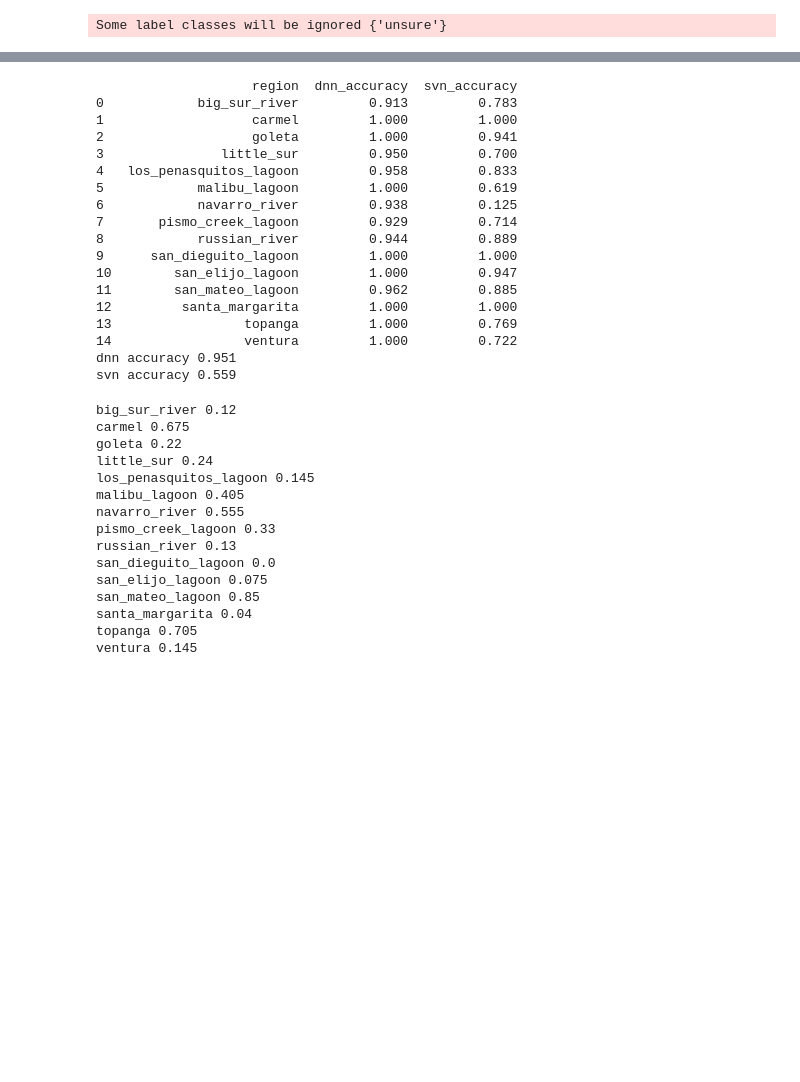
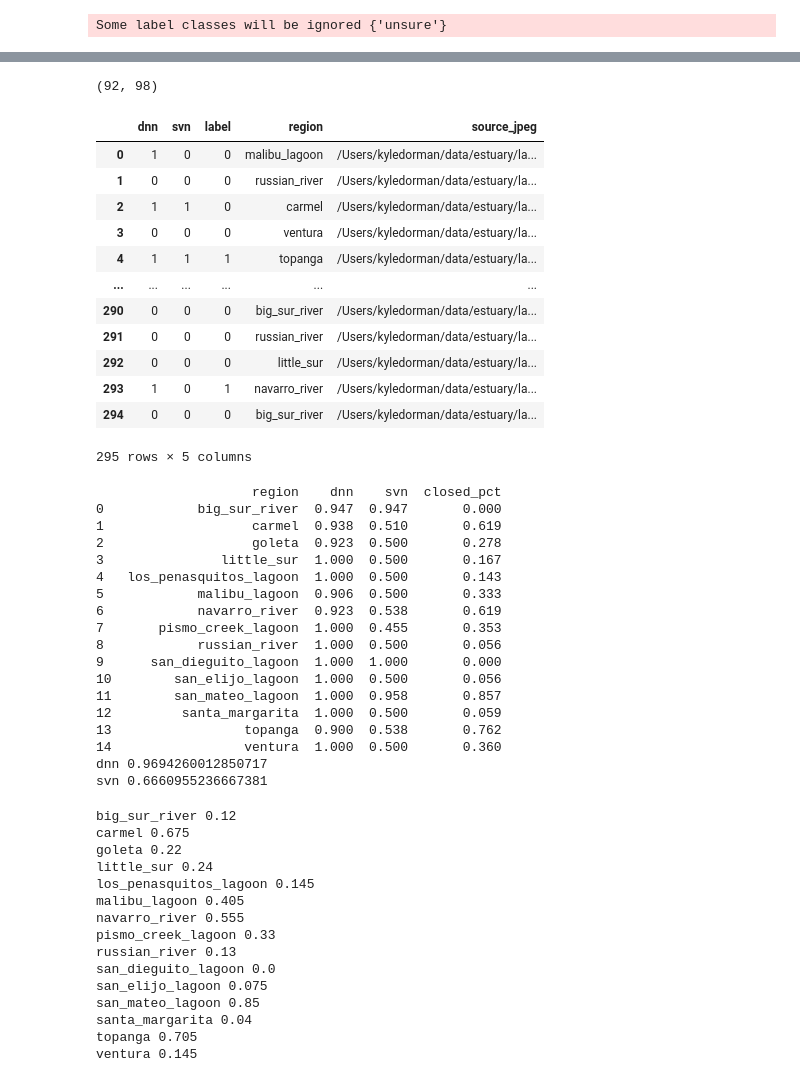
Before and after one commit to kyle-dorman/estuary, a Jupyter notebook: notebooks/clay.ipynb, the cells around one changed output, grey strips where cells are left out. Cells and saved outputs as stored; diff of their text form; code cells hidden in the pictures; blank space fills up the shorter version.

```diff
--- a/notebooks/clay.ipynb
+++ b/notebooks/clay.ipynb
@@ -361,3 +304,23 @@ Recall 0.692
+# %%
+pred_df.label.sum(), pred_df.dnn.sum()
+# %% [output]
+(92, 98)
+# %%
+pred_df
+# %% [output]
+|  | dnn | svn | label | region | source_jpeg |
+| 0 | 1 | 0 | 0 | malibu_lagoon | /Users/kyledorman/data/estuary/la... |
+| 1 | 0 | 0 | 0 | russian_river | /Users/kyledorman/data/estuary/la... |
+| 2 | 1 | 1 | 0 | carmel | /Users/kyledorman/data/estuary/la... |
+| 3 | 0 | 0 | 0 | ventura | /Users/kyledorman/data/estuary/la... |
+| 4 | 1 | 1 | 1 | topanga | /Users/kyledorman/data/estuary/la... |
+| ... | ... | ... | ... | ... | ... |
+| 290 | 0 | 0 | 0 | big_sur_river | /Users/kyledorman/data/estuary/la... |
+| 291 | 0 | 0 | 0 | russian_river | /Users/kyledorman/data/estuary/la... |
+| 292 | 0 | 0 | 0 | little_sur | /Users/kyledorman/data/estuary/la... |
+| 293 | 1 | 0 | 1 | navarro_river | /Users/kyledorman/data/estuary/la... |
+| 294 | 0 | 0 | 0 | big_sur_river | /Users/kyledorman/data/estuary/la... |
+295 rows × 5 columns
 # %%
 pred_df = pd.DataFrame(
     list(zip(
@@ -371,42 +334,44 @@ pred_df = pd.DataFrame(
 )
 # Define a function to compute accuracy per group
 def compute_accuracy(group, pred_col):
-    return accuracy_score(group['label'], group[pred_col])
+    return balanced_accuracy_score(group['label'], group[pred_col])
 
 # Group by region and compute accuracy
 dnn_acc_by_region = pred_df.groupby('region').apply(lambda g: compute_accuracy(g, 'dnn'))
 svn_acc_by_region = pred_df.groupby('region').apply(lambda g: compute_accuracy(g, 'svn'))
+closed_pct = pred_df.groupby('region').apply(lambda g: g.label.sum() / g.label.count())
 
 # Combine into a DataFrame for display
 acc_df = pd.DataFrame({
-    'dnn_accuracy': dnn_acc_by_region,
-    'svn_accuracy': svn_acc_by_region
+    'dnn': dnn_acc_by_region,
+    'svn': svn_acc_by_region,
+    "closed_pct": closed_pct,
 }).reset_index()
 
 # Show the result
 print(acc_df.round(3))
 
-print("dnn accuracy", round(f1_score(pred_df.label, pred_df.dnn), 3))
-print("svn accuracy", round(f1_score(pred_df.label, pred_df.svn), 3))
+print("dnn", balanced_accuracy_score(pred_df.label, pred_df.dnn))
+print("svn", balanced_accuracy_score(pred_df.label, pred_df.svn))
 # %% [output]
-                    region  dnn_accuracy  svn_accuracy
-0            big_sur_river         0.913         0.783
-1                   carmel         1.000         1.000
-2                   goleta         1.000         0.941
-3               little_sur         0.950         0.700
-4   los_penasquitos_lagoon         0.958         0.833
-5            malibu_lagoon         1.000         0.619
-6            navarro_river         0.938         0.125
-7       pismo_creek_lagoon         0.929         0.714
-8            russian_river         0.944         0.889
-9      san_dieguito_lagoon         1.000         1.000
-10        san_elijo_lagoon         1.000         0.947
-11        san_mateo_lagoon         0.962         0.885
-12         santa_margarita         1.000         1.000
-13                 topanga         1.000         0.769
-14                 ventura         1.000         0.722
-dnn accuracy 0.951
-svn accuracy 0.559
+                    region    dnn    svn  closed_pct
+0            big_sur_river  0.947  0.947       0.000
+1                   carmel  0.938  0.510       0.619
+2                   goleta  0.923  0.500       0.278
+3               little_sur  1.000  0.500       0.167
+4   los_penasquitos_lagoon  1.000  0.500       0.143
+5            malibu_lagoon  0.906  0.500       0.333
+6            navarro_river  0.923  0.538       0.619
+7       pismo_creek_lagoon  1.000  0.455       0.353
+8            russian_river  1.000  0.500       0.056
+9      san_dieguito_lagoon  1.000  1.000       0.000
+10        san_elijo_lagoon  1.000  0.500       0.056
+11        san_mateo_lagoon  1.000  0.958       0.857
+12         santa_margarita  1.000  0.500       0.059
+13                 topanga  0.900  0.538       0.762
+14                 ventura  1.000  0.500       0.360
+dnn 0.9694260012850717
+svn 0.6660955236667381
 # %%
 labels = pd.read_csv("/Users/kyledorman/data/estuary/label_studio/00025/labels.csv")
 for r, g in labels.groupby("region"):
```
Also changed, not shown: parts of 22 cells of this notebook, 6 other files.
